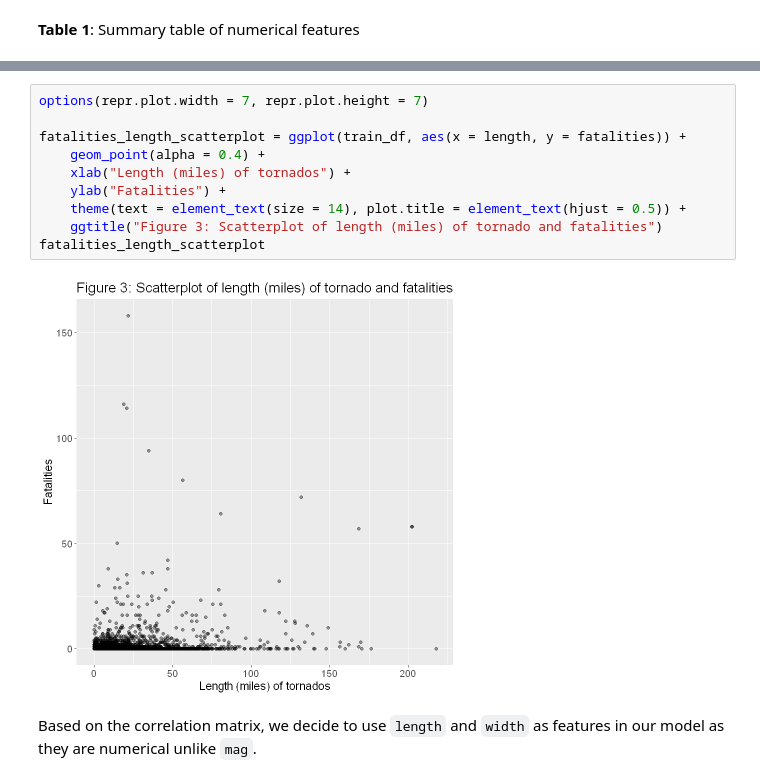
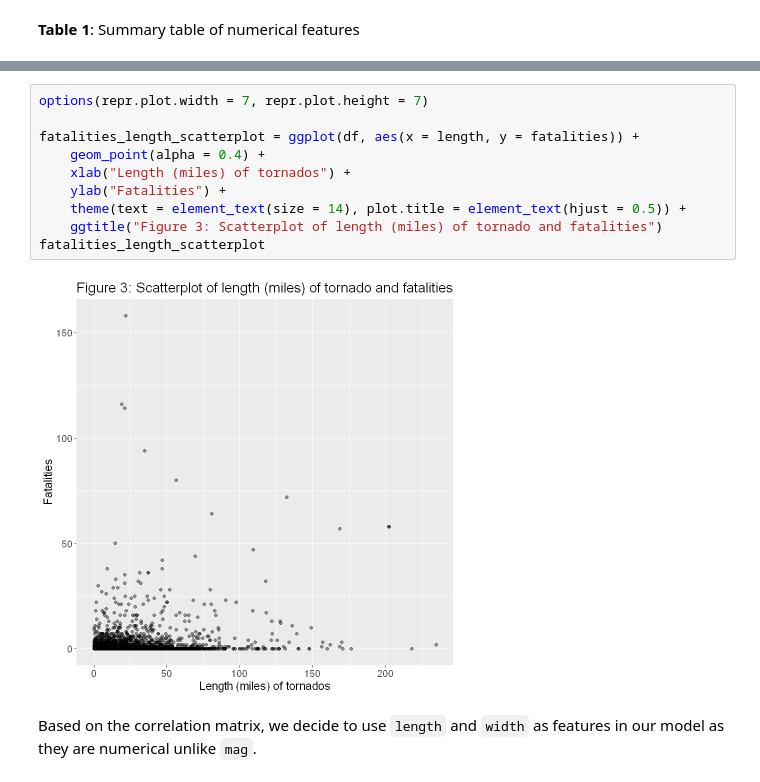
Before and after one commit to DSCI-310-2024/DSCI-310-Group-1-Predict-Casualties-From-Tornado-Data, a Jupyter notebook: src/tornado_fatalities_predictor.ipynb, the cells around one changed output, grey strips where cells are left out. Saved outputs shown, nothing was run; the diff lists cells and outputs as text.

```diff
--- a/src/tornado_fatalities_predictor.ipynb
+++ b/src/tornado_fatalities_predictor.ipynb
@@ -182,15 +171,15 @@ fatalities_width_scatterplot
 # %%
 options(repr.plot.width = 7, repr.plot.height = 7)
 
-fatalities_length_scatterplot = ggplot(train_df, aes(x = length, y = fatalities)) +
+fatalities_length_scatterplot = ggplot(df, aes(x = length, y = fatalities)) +
     geom_point(alpha = 0.4) +
     xlab("Length (miles) of tornados") +
     ylab("Fatalities") +
     theme(text = element_text(size = 14), plot.title = element_text(hjust = 0.5)) +
     ggtitle("Figure 3: Scatterplot of length (miles) of tornado and fatalities")
 fatalities_length_scatterplot
 # %% [output]
-[figure, old version]
+[figure, new version]
 # %% [markdown]
 Based on the correlation matrix, we decide to use `length` and `width` as features in our model as they are numerical unlike `mag`.
 # %% [markdown]
```
Also changed, not shown: parts of 13 cells of this notebook, 3 other files.
